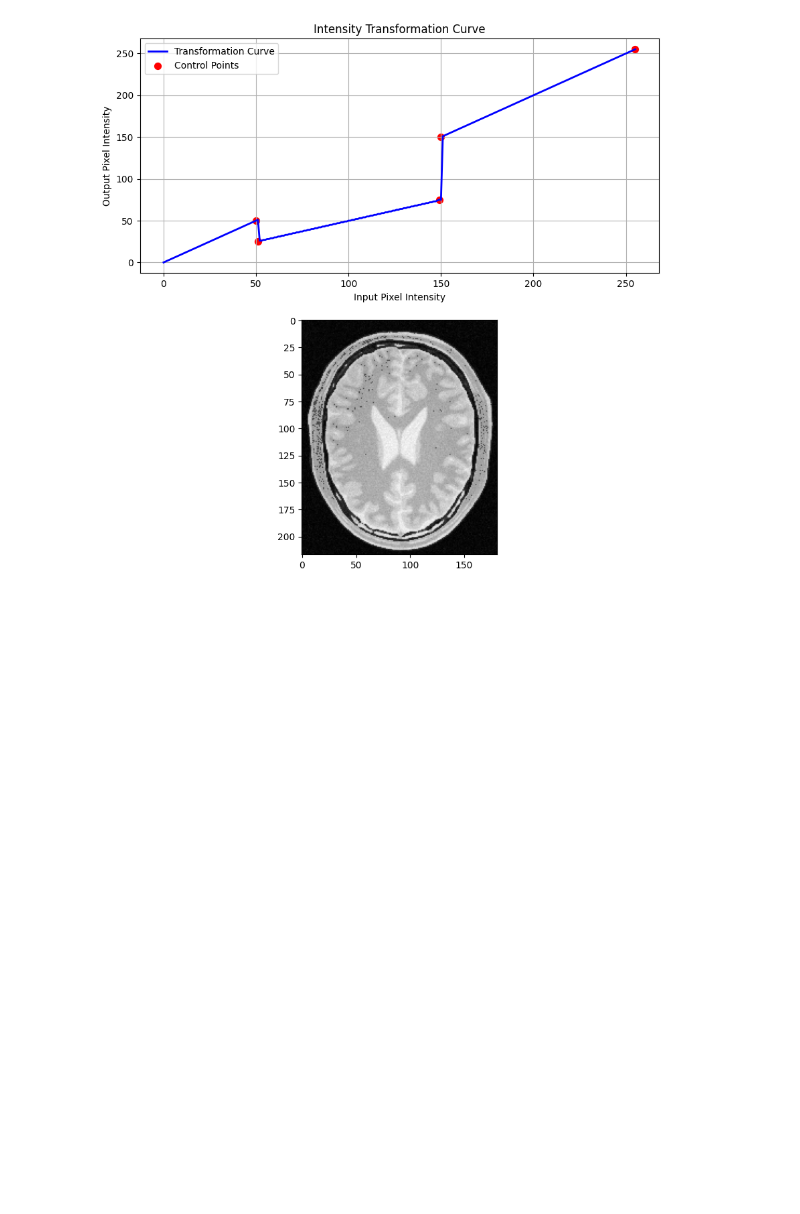
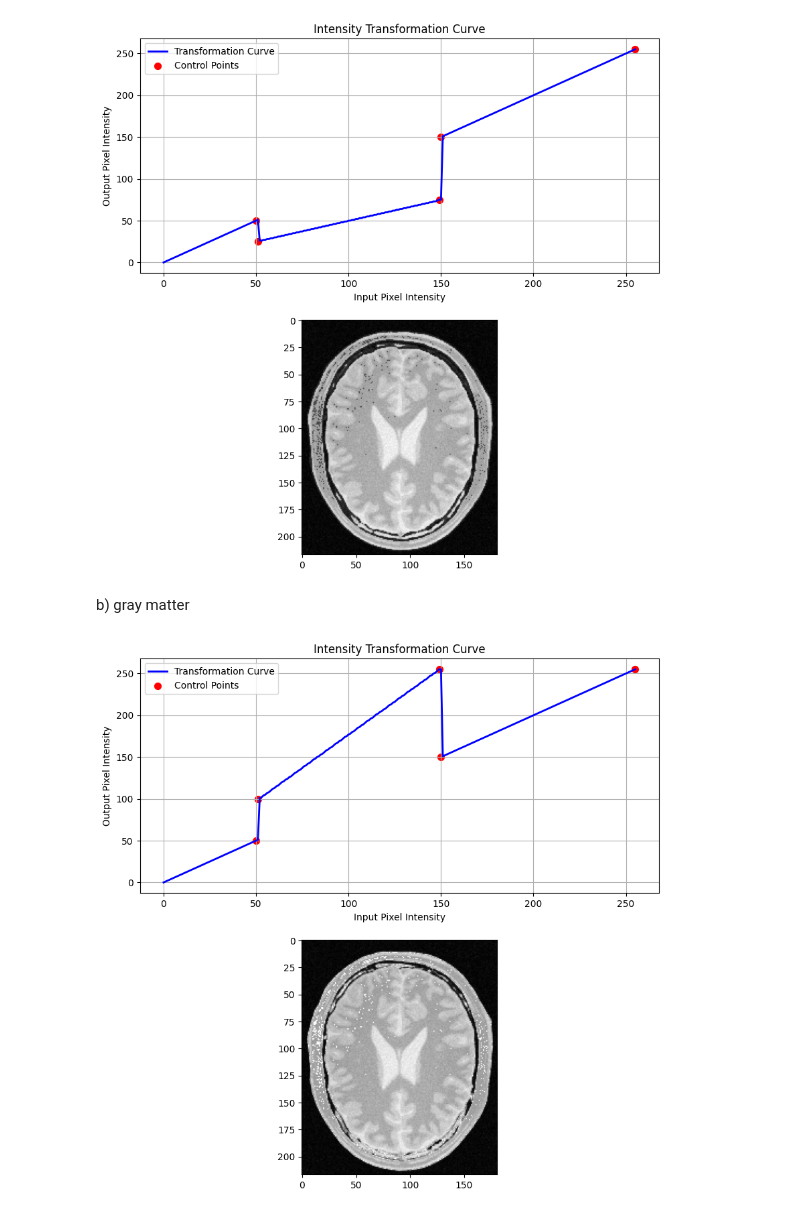
Before and after one commit to Nishitha0730/Computer-Vision, a Jupyter notebook: Assignment_01/Assignment_1.ipynb, the cells around one changed output. Saved outputs shown, nothing was run; the diff lists cells and outputs as text; code cells hidden in the pictures; blank space fills up the shorter version.

Commit message:
for make image gray matter, pixel value make higher than previous

```diff
--- a/Assignment_01/Assignment_1.ipynb
+++ b/Assignment_01/Assignment_1.ipynb
@@ -80,3 +80,41 @@ ax[1].imshow(img_2_transformed,cmap='gray')
 plt.show()
 # %% [output]
 [figure]
+# %% [markdown]
+b) gray matter
+# %%
+img_3 = cv.imread(r'F:\SEM 5\Computer Vision\Project\Assignment_01\a1images\brain_proton_density_slice.png', cv.IMREAD_GRAYSCALE)
+
+# Define control points
+c_ = np.array([(50,50),(51,100),(149,255),(150,150),(255,255)])
+
+# Create Transformation curve
+t1_ = np.linspace(0, c_[0,1], c_[0,0]+1-0)    #start, stop, num_of_points  <-- output
+t2_ = np.linspace(c_[0,1]+1, c_[1,1], c_[1,0]-c_[0,0])
+t3_ = np.linspace(c_[1,1]+1, c_[2,1], c_[2,0]-c_[1,0])
+t4_ = np.linspace(c_[2,1], c_[3,1], c_[3,0]-c_[2,0])
+t5_ = np.linspace(c_[3,1]+1, c_[4,1], c_[4,0]-c_[3,0])
+
+# Combine Segments
+t_ = np.concatenate((t1_,t2_,t3_,t4_,t5_), axis=0).astype('uint8')
+
+
+# Plot the transformation curve
+fig ,ax = plt.subplots(2,1,figsize=(10,10))
+ax[0].plot(t_, 'b-', linewidth=2, label='Transformation Curve')
+ax[0].scatter(c_[:,0], c_[:,1], color='red', s=50, label='Control Points')  # Mark control points
+ax[0].set_xlabel('Input Pixel Intensity')
+ax[0].set_ylabel('Output Pixel Intensity')
+ax[0].set_title('Intensity Transformation Curve')
+ax[0].grid(True)
+ax[0].legend()
+# plt.show()
+
+
+# Apply Transformation
+img_3_transformed = cv.LUT(img_3, t_)
+
+ax[1].imshow(img_3_transformed,cmap='gray')
+plt.show()
+# %% [output]
+[figure, added]
```
